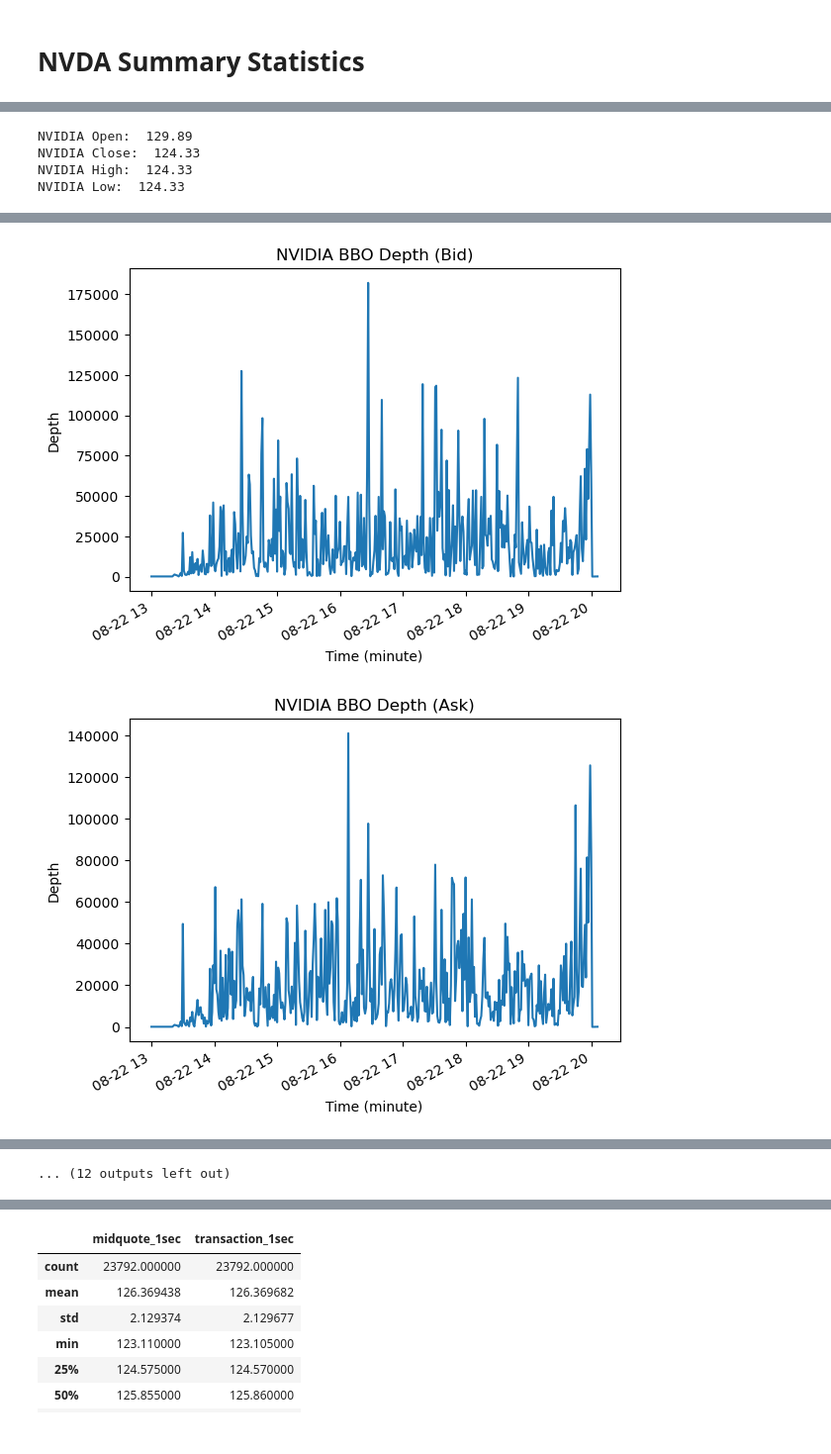
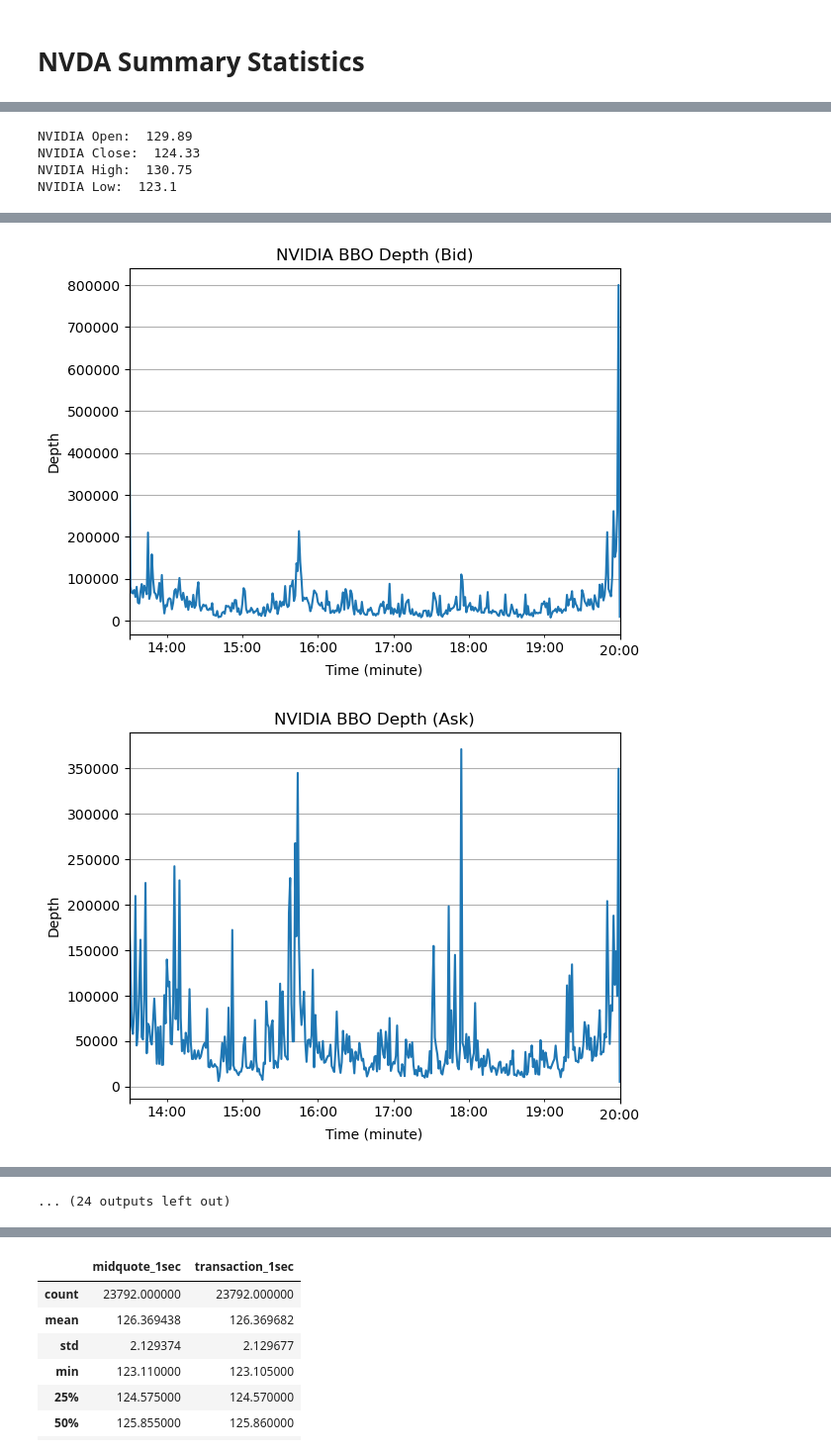
Before and after one commit to amchugh2/230x_team_repo, a Jupyter notebook: hw1 2.ipynb, the cells around one changed output, grey strips where cells are left out. Shown at 99% size. Drawn from its saved outputs; the diff is of its cells as text; code cells hidden in the pictures.

```diff
--- a/hw1 2.ipynb
+++ b/hw1 2.ipynb
@@ -18,28 +14,14 @@ df = pd.read_csv('xnas-itch-nvidia-cake.csv', parse_dates=['ts_recv', 'ts_event'
 # %%
 # Split up and prepare dataset
 
-def prepare_bid_ask_data(df):
-    """ Helper function to create bid_price, ask_price, bid_depth, and ask_depth columns
-        that will be used for later summary statistic calculations."""
-
-    # Create bid and ask price columns based on the 'side' column
-    df['bid_price'] = df['price'].where(df['side'] == 'B', None)
-    df['ask_price'] = df['price'].where(df['side'] == 'A', None)
-
-    # Forward fill the missing bid and ask prices and depths
-    df['bid_price'] = df['bid_price'].ffill()
-    df['ask_price'] = df['ask_price'].ffill()
-
-    return df
-
-#nvda_df = prepare_bid_ask_data(df[df['symbol'] == 'NVDA'].copy())
-#cake_df = prepare_bid_ask_data(df[df['symbol'] == 'CAKE'].copy())
-
-nvda_df = pd.read_csv('xnas-itch-20240822.tbbo.NVDA.csv', parse_dates=['ts_recv', 'ts_event'])
-cake_df = pd.read_csv('xnas-itch-20240822.tbbo.CAKE.csv', parse_dates=['ts_recv', 'ts_event'])
-
-nvda_df_mbo = df_mbo[df_mbo['symbol'] == 'NVDA'].copy()
-cake_df_mbo = df_mbo[df_mbo['symbol'] == 'CAKE'].copy()
+# MBO schema
+df_mbo_init = pd.read_csv('xnas-itch-20240822.mbo.csv', parse_dates=['ts_recv', 'ts_event'])
+# %%
+nvda_df = pd.read_csv('xnas-itch-20240822.tbbo.NVDA.csv', parse_dates=['ts_recv', 'ts_event'])
+cake_df = pd.read_csv('xnas-itch-20240822.tbbo.CAKE.csv', parse_dates=['ts_recv', 'ts_event'])
+
+nvda_df_mbo = df_mbo_init[df_mbo_init['symbol'] == 'NVDA'].copy()
+cake_df_mbo = df_mbo_init[df_mbo_init['symbol'] == 'CAKE'].copy()
 # %% [markdown]
 # Helper functions - contain functionality that calculates results
 # %%
@@ -89,7 +71,7 @@ def calculate_depth_at_2x_spread(df_mbo):
     spreads = []
 
     # Iterate by second
-    for second, group in df_mbo_filtered.groupby('second'):
+    for second, group in df_mbo_filtered.groupby('minute'):
 
         # Update the order book based on all actions in the group
         for _, row in group.iterrows():
@@ -149,8 +131,8 @@ def calculate_bbo_spread_and_depth_per_minute(df_mbo):
     best_ask = ask_data.groupby('minute').agg({'price': 'min', 'size': 'sum'}).reset_index()
 
     # Rescale prices by dividing by 1e-9 to convert to dollars
-    best_bid['price'] = best_bid['price'] / 1e9
-    best_ask['price'] = best_ask['price'] / 1e9
+    best_bid['price'] = best_bid['price'] * 1e9
+    best_ask['price'] = best_ask['price'] * 1e9
 
     # Merge bid and ask data to calculate the spread and depth
     bbo_data = pd.merge(best_bid, best_ask, on='minute', suffixes=('_bid', '_ask'))
@@ -255,9 +237,9 @@ def calculate_midquote_transaction(df):
 
     # Calculate the midpoint price
 
-    # get the highest bid and lowest ask for each minute
+    # Get the highest bid and lowest ask for each minute
 
-    # and then calculate the midpoint based on that
+    # And then calculate the midpoint based on that
     df['midpoint'] = (df['bid_px_00'] + df['ask_px_00']) / 2
 
     # Resample the data to one-second and one-minute intervals, taking the last value in each interval
@@ -545,5 +678,5 @@ def calc_summary_statistics(df, df_bbo, name):
 # %% [markdown]
 # NVDA Summary Statistics
 # %%
-min_stats, sec_stats= calc_summary_statistics(nvda_df_mbo,nvda_df,"NVIDIA")
+min_stats, sec_stats, mq_trans_1m_df, mq_trans_1s_df = calc_summary_statistics(nvda_df_mbo,nvda_df,"NVIDIA")
 # %% [output]
@@ -553,4 +686,4 @@ min_stats, sec_stats= calc_summary_statistics(nvda_df_mbo,nvda_df,"NVIDIA")
 NVIDIA Open:  129.89
 NVIDIA Close:  124.33
-NVIDIA High:  124.33
-NVIDIA Low:  124.33
+NVIDIA High:  130.75
+NVIDIA Low:  123.1
@@ -559,2 +692,2 @@ NVIDIA Low:  124.33
-[figure, old version]
+[figure, new version]
-[figure, old version]
+[figure, new version]
@@ -565,4 +698,4 @@ NVIDIA Low:  124.33
-... (12 outputs left out)
+... (24 outputs left out)
 # %%
 min_stats
 # %% [output]
```
Also changed, not shown: parts of 23 cells of this notebook.
